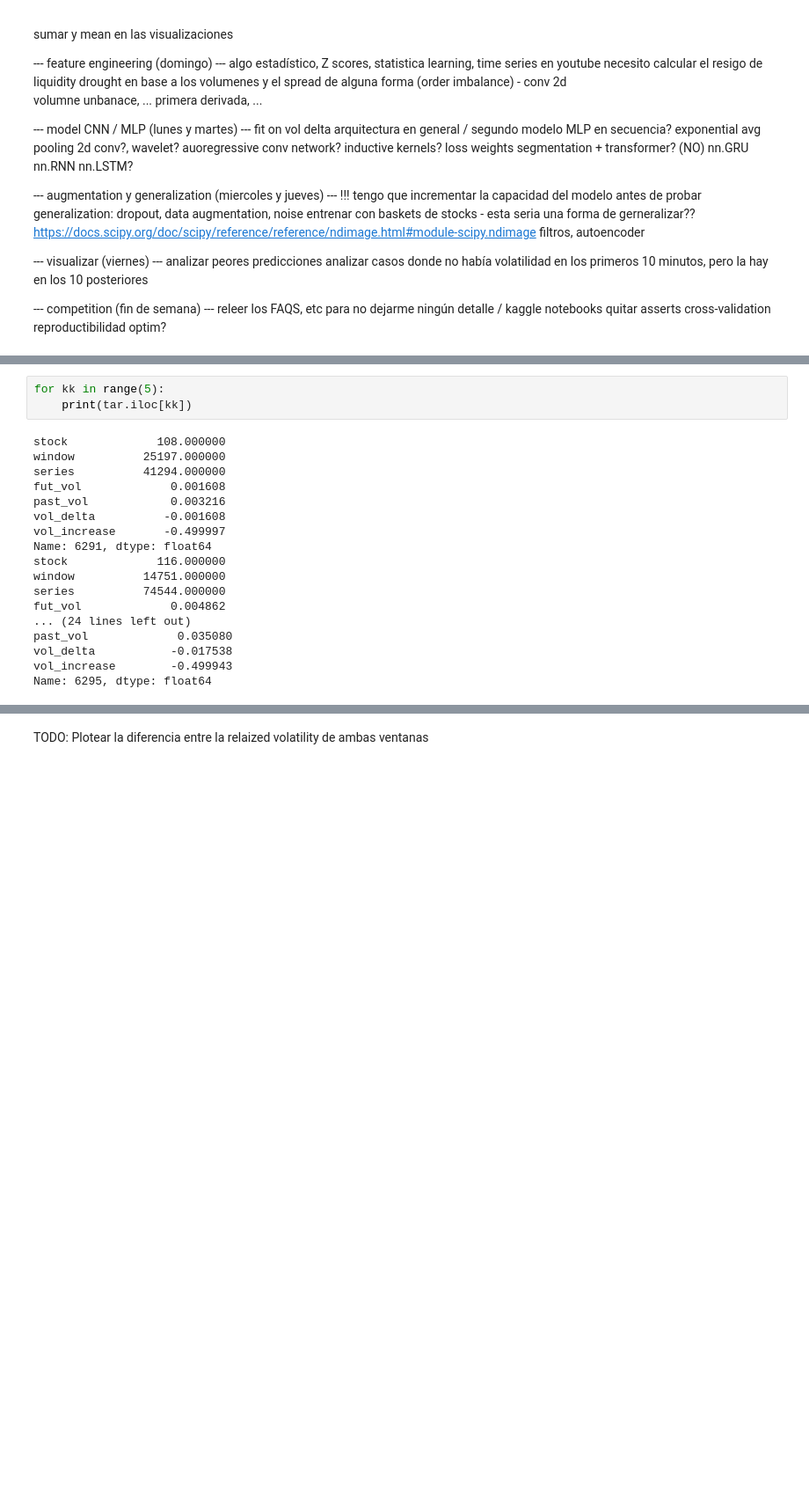
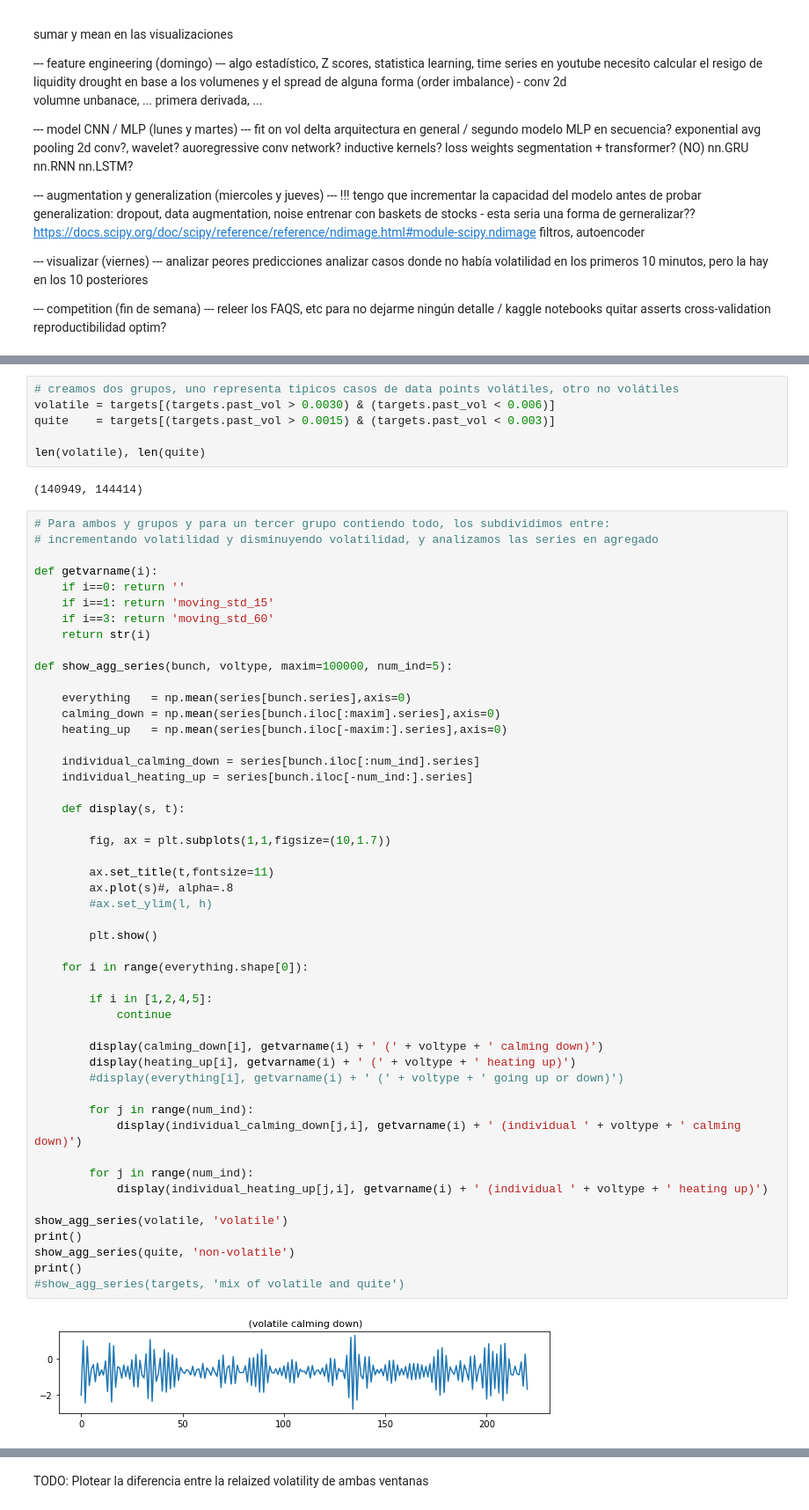
Before and after one commit to codefluence/optiver, a Jupyter notebook: OPTIVER.ipynb, the cells around one changed output, grey strips where cells are left out. Shown at 88% size. Saved outputs shown, nothing was run; the diff lists cells and outputs as text; blank space fills up the shorter version.

```diff
--- a/OPTIVER.ipynb
+++ b/OPTIVER.ipynb
@@ -261,21 +145,59 @@ showall(tar.iloc[row], 'INCREASED from ' + str(np.round(tar.iloc[row].past_vol,3
-# %%
-for kk in range(5):
-    print(tar.iloc[kk])
-# %% [output]
-stock             108.000000
-window          25197.000000
-series          41294.000000
-fut_vol             0.001608
-past_vol            0.003216
-vol_delta          -0.001608
-vol_increase       -0.499997
-Name: 6291, dtype: float64
-stock             116.000000
-window          14751.000000
-series          74544.000000
-fut_vol             0.004862
-... (24 lines left out)
-past_vol             0.035080
-vol_delta           -0.017538
-vol_increase        -0.499943
-Name: 6295, dtype: float64
+# %%
+# creamos dos grupos, uno representa tipicos casos de data points volátiles, otro no volátiles
+volatile = targets[(targets.past_vol > 0.0030) & (targets.past_vol < 0.006)]
+quite    = targets[(targets.past_vol > 0.0015) & (targets.past_vol < 0.003)]
+
+len(volatile), len(quite)
+# %% [output]
+(140949, 144414)
+# %%
+# Para ambos y grupos y para un tercer grupo contiendo todo, los subdividimos entre:
+# incrementando volatilidad y disminuyendo volatilidad, y analizamos las series en agregado
+
+def getvarname(i):
+    if i==0: return ''
+    if i==1: return 'moving_std_15'
+    if i==3: return 'moving_std_60'
+    return str(i)
+
+def show_agg_series(bunch, voltype, maxim=100000, num_ind=5):
+
+    everything   = np.mean(series[bunch.series],axis=0)
+    calming_down = np.mean(series[bunch.iloc[:maxim].series],axis=0)
+    heating_up   = np.mean(series[bunch.iloc[-maxim:].series],axis=0)
+
+    individual_calming_down = series[bunch.iloc[:num_ind].series]
+    individual_heating_up = series[bunch.iloc[-num_ind:].series]
+
+    def display(s, t):
+
+        fig, ax = plt.subplots(1,1,figsize=(10,1.7))
+
+        ax.set_title(t,fontsize=11)
+        ax.plot(s)#, alpha=.8
+        #ax.set_ylim(l, h)
+
+        plt.show()
+
+    for i in range(everything.shape[0]):
+
+        if i in [1,2,4,5]:
+            continue
+
+        display(calming_down[i], getvarname(i) + ' (' + voltype + ' calming down)')
+        display(heating_up[i], getvarname(i) + ' (' + voltype + ' heating up)')
+        #display(everything[i], getvarname(i) + ' (' + voltype + ' going up or down)')
+
+        for j in range(num_ind):
+            display(individual_calming_down[j,i], getvarname(i) + ' (individual ' + voltype + ' calming down)')
+
+        for j in range(num_ind):
+            display(individual_heating_up[j,i], getvarname(i) + ' (individual ' + voltype + ' heating up)')
+
+show_agg_series(volatile, 'volatile')
+print()
+show_agg_series(quite, 'non-volatile')
+print()
+#show_agg_series(targets, 'mix of volatile and quite')
+# %% [output]
+[figure, added]
```
Also changed, not shown: parts of 29 cells of this notebook, 5 other files.
